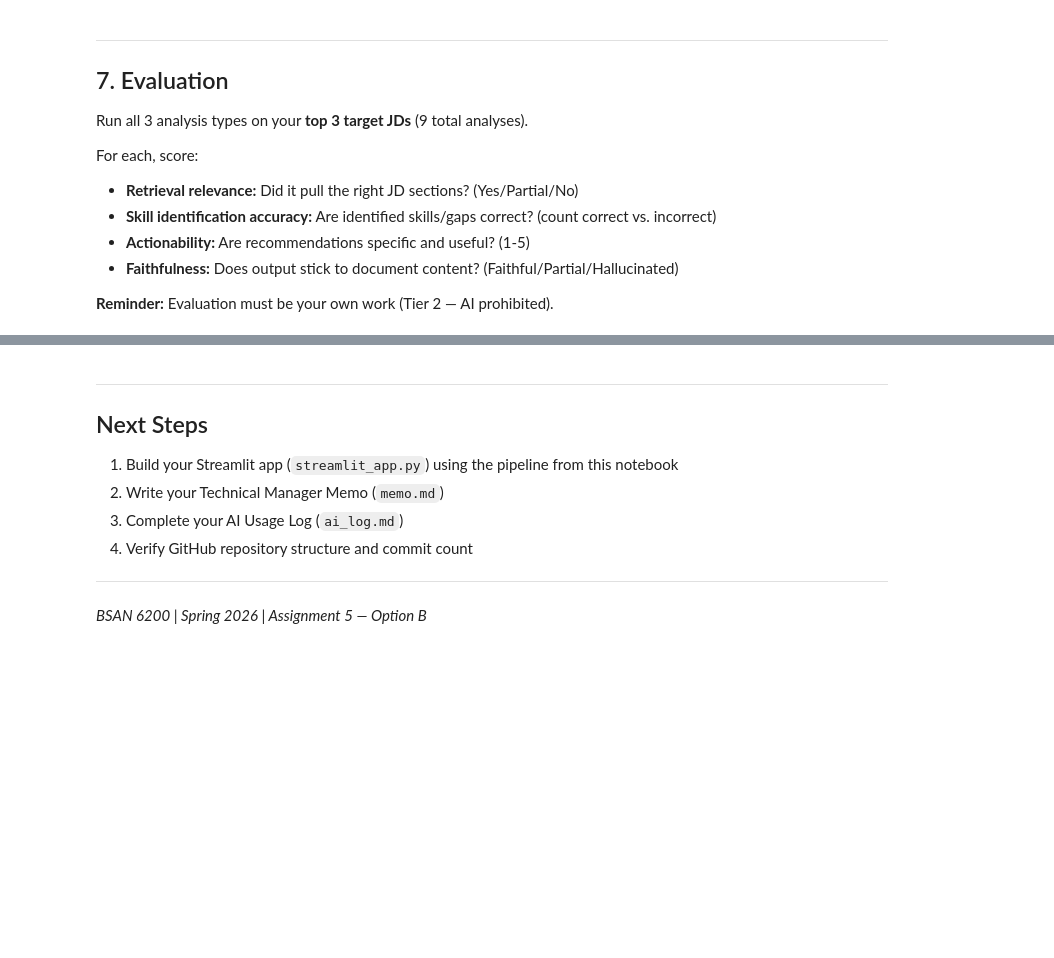
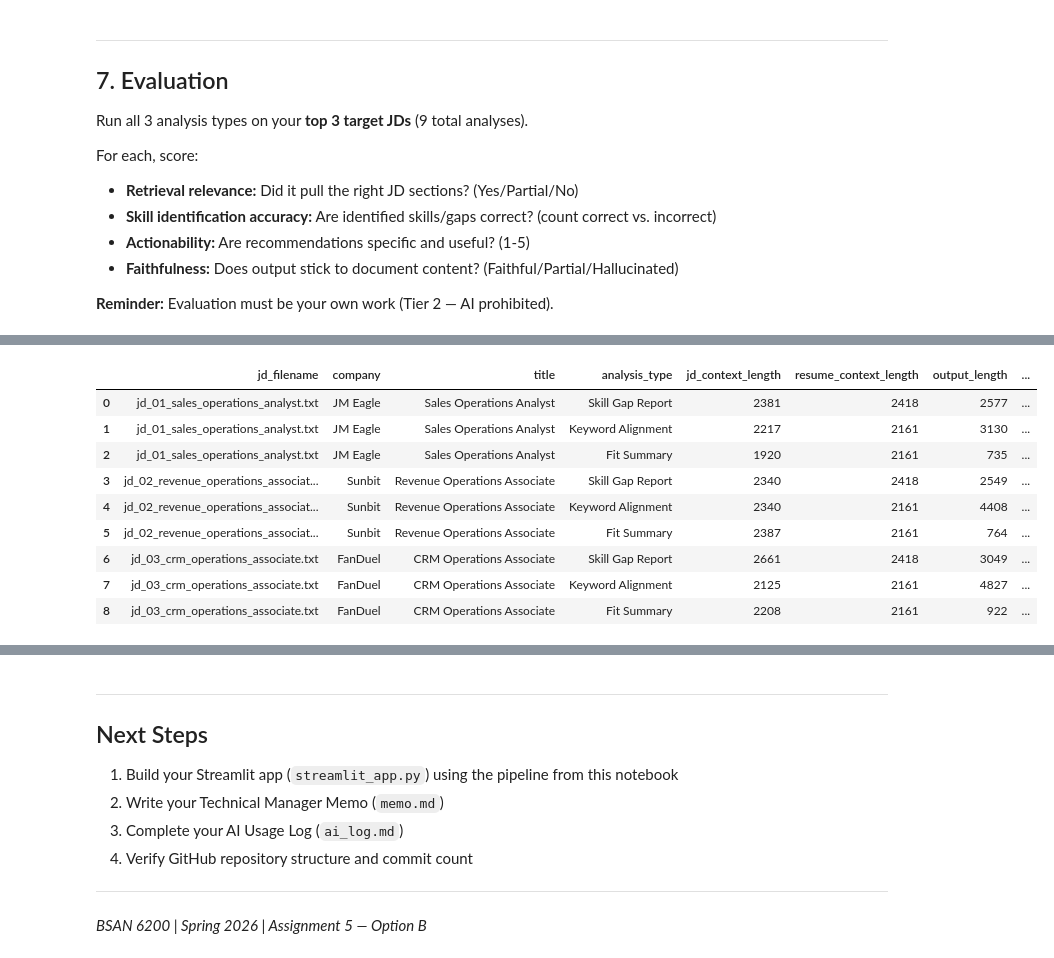
Before and after one commit to acostabrandon/assignment-5, a Jupyter notebook: notebooks/rag_pipeline.ipynb, the cells around one changed output, grey strips where cells are left out. Drawn from its saved outputs; the diff is of its cells as text; code cells hidden in the pictures; blank space fills up the shorter version.

```diff
--- a/notebooks/rag_pipeline.ipynb
+++ b/notebooks/rag_pipeline.ipynb
@@ -774,2 +1084,47 @@ For each, score:
 # %%
-# ── Summarize evaluation results ──
+# — Summarize evaluation results —
+
+# Create a compact summary table from the 9 analysis outputs
+evaluation_review_df = analysis_outputs_df[[
+    "jd_filename",
+    "company",
+    "title",
+    "analysis_type",
+    "jd_context_length",
+    "resume_context_length",
+    "output"
+]].copy()
+
+# Add output length as a quick quality/debugging signal
+evaluation_review_df["output_length"] = evaluation_review_df["output"].apply(len)
+
+# Add a short preview so the table is easier to scan
+evaluation_review_df["output_preview"] = evaluation_review_df["output"].apply(
+    lambda x: x[:300].replace("\n", " ") + "..." if len(x) > 300 else x.replace("\n", " ")
+)
+
+# Reorder columns for readability
+evaluation_review_df = evaluation_review_df[[
+    "jd_filename",
+    "company",
+    "title",
+    "analysis_type",
+    "jd_context_length",
+    "resume_context_length",
+    "output_length",
+    "output_preview",
+    "output"
+]]
+
+display(evaluation_review_df)
+# %% [output]
+|  | jd_filename | company | title | analysis_type | jd_context_length | resume_context_length | output_length | ... |
+| 0 | jd_01_sales_operations_analyst.txt | JM Eagle | Sales Operations Analyst | Skill Gap Report | 2381 | 2418 | 2577 | ... |
+| 1 | jd_01_sales_operations_analyst.txt | JM Eagle | Sales Operations Analyst | Keyword Alignment | 2217 | 2161 | 3130 | ... |
+| 2 | jd_01_sales_operations_analyst.txt | JM Eagle | Sales Operations Analyst | Fit Summary | 1920 | 2161 | 735 | ... |
+| 3 | jd_02_revenue_operations_associat... | Sunbit | Revenue Operations Associate | Skill Gap Report | 2340 | 2418 | 2549 | ... |
+| 4 | jd_02_revenue_operations_associat... | Sunbit | Revenue Operations Associate | Keyword Alignment | 2340 | 2161 | 4408 | ... |
+| 5 | jd_02_revenue_operations_associat... | Sunbit | Revenue Operations Associate | Fit Summary | 2387 | 2161 | 764 | ... |
+| 6 | jd_03_crm_operations_associate.txt | FanDuel | CRM Operations Associate | Skill Gap Report | 2661 | 2418 | 3049 | ... |
+| 7 | jd_03_crm_operations_associate.txt | FanDuel | CRM Operations Associate | Keyword Alignment | 2125 | 2161 | 4827 | ... |
+| 8 | jd_03_crm_operations_associate.txt | FanDuel | CRM Operations Associate | Fit Summary | 2208 | 2161 | 922 | ... |
```
Also changed, not shown: parts of 12 cells of this notebook, 3 other files.
